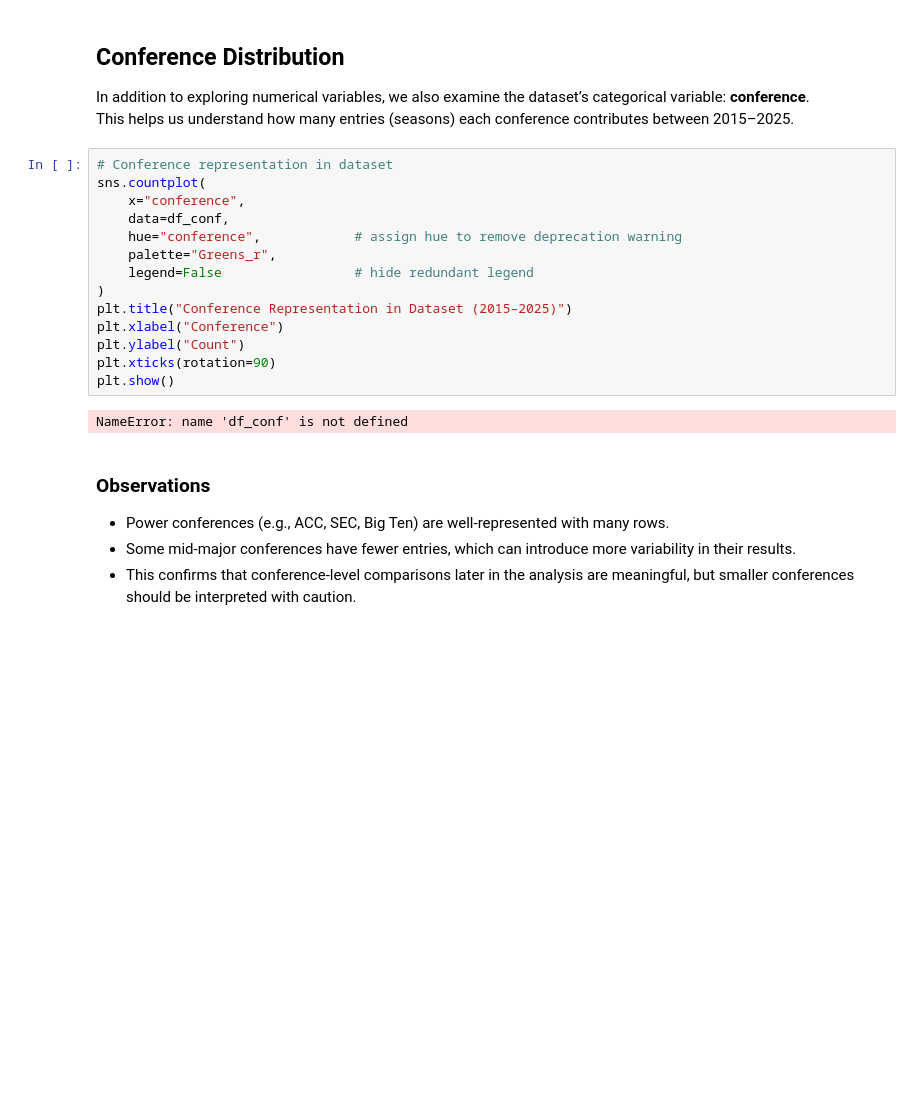
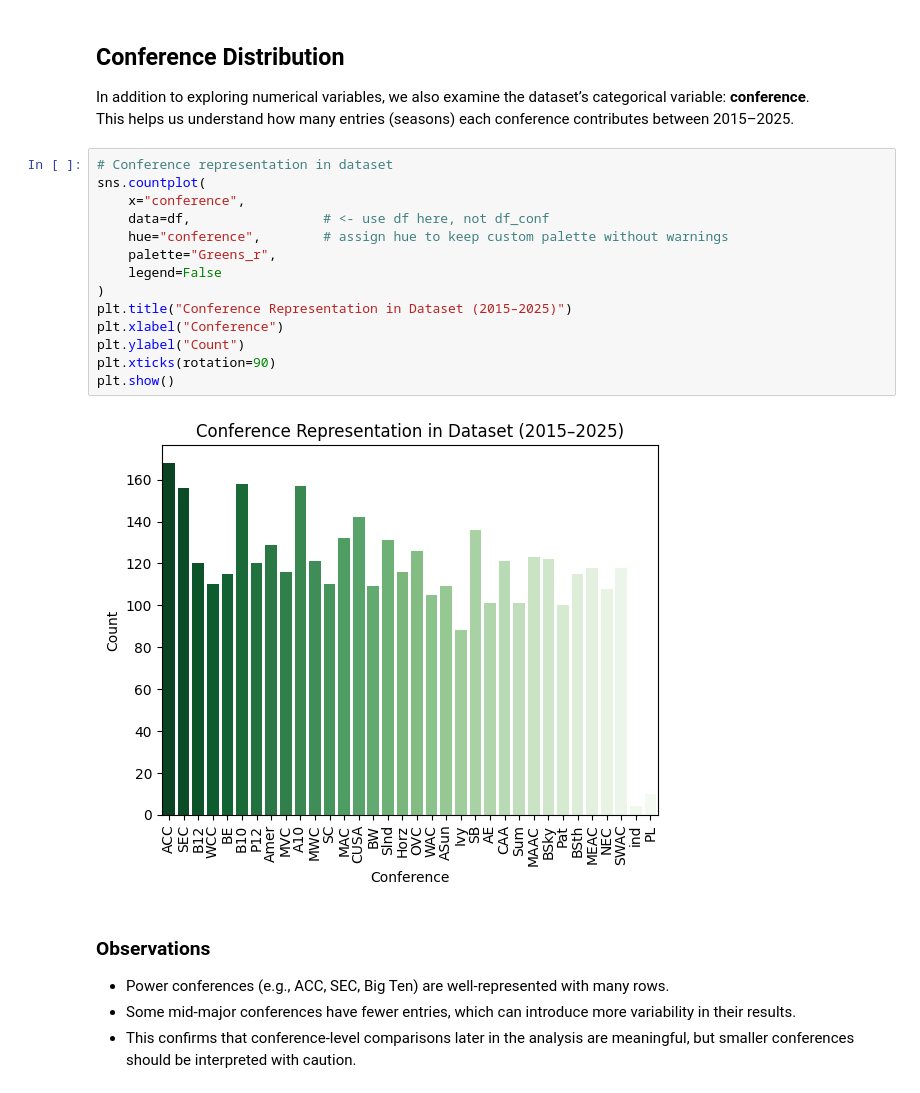
Before and after one commit to brendonmcnulty/datafun-06-eda, a Jupyter notebook: brendon_eda.ipynb, the cells around one changed output. Cells and saved outputs as stored; diff of their text form; blank space fills up the shorter version.

Commit message:
Fix conference distribution cell to avoid df_conf NameError; clean run

```diff
--- a/brendon_eda.ipynb
+++ b/brendon_eda.ipynb
@@ -265,19 +265,19 @@ This helps us understand how many entries (seasons) each conference contributes
 # %%
 # Conference representation in dataset
 sns.countplot(
     x="conference",
-    data=df_conf,
-    hue="conference",            # assign hue to remove deprecation warning
+    data=df,                 # <- use df here, not df_conf
+    hue="conference",        # assign hue to keep custom palette without warnings
     palette="Greens_r",
-    legend=False                 # hide redundant legend
+    legend=False
 )
 plt.title("Conference Representation in Dataset (2015–2025)")
 plt.xlabel("Conference")
 plt.ylabel("Count")
 plt.xticks(rotation=90)
 plt.show()
 # %% [output]
-NameError: name 'df_conf' is not defined
+[figure, added]
 # %% [markdown]
 ### Observations
 - Power conferences (e.g., ACC, SEC, Big Ten) are well-represented with many rows.
```
Also changed, not shown: parts of 5 cells of this notebook.
